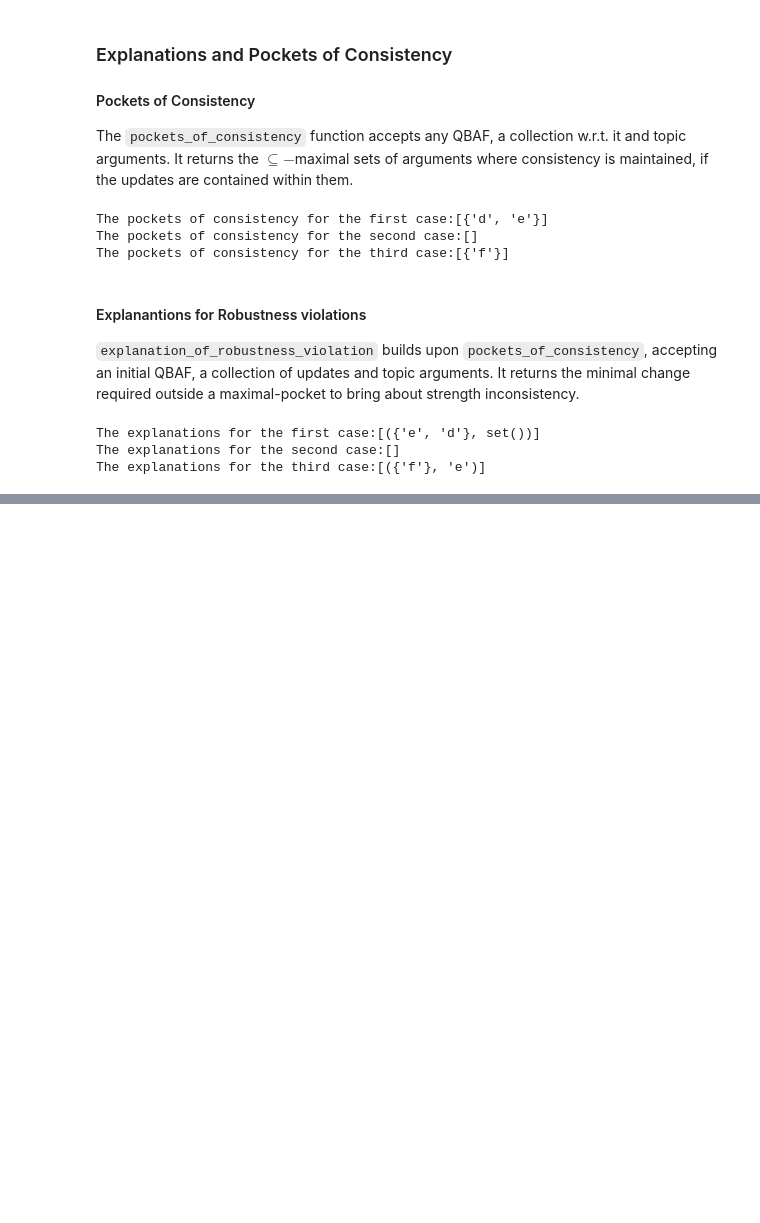
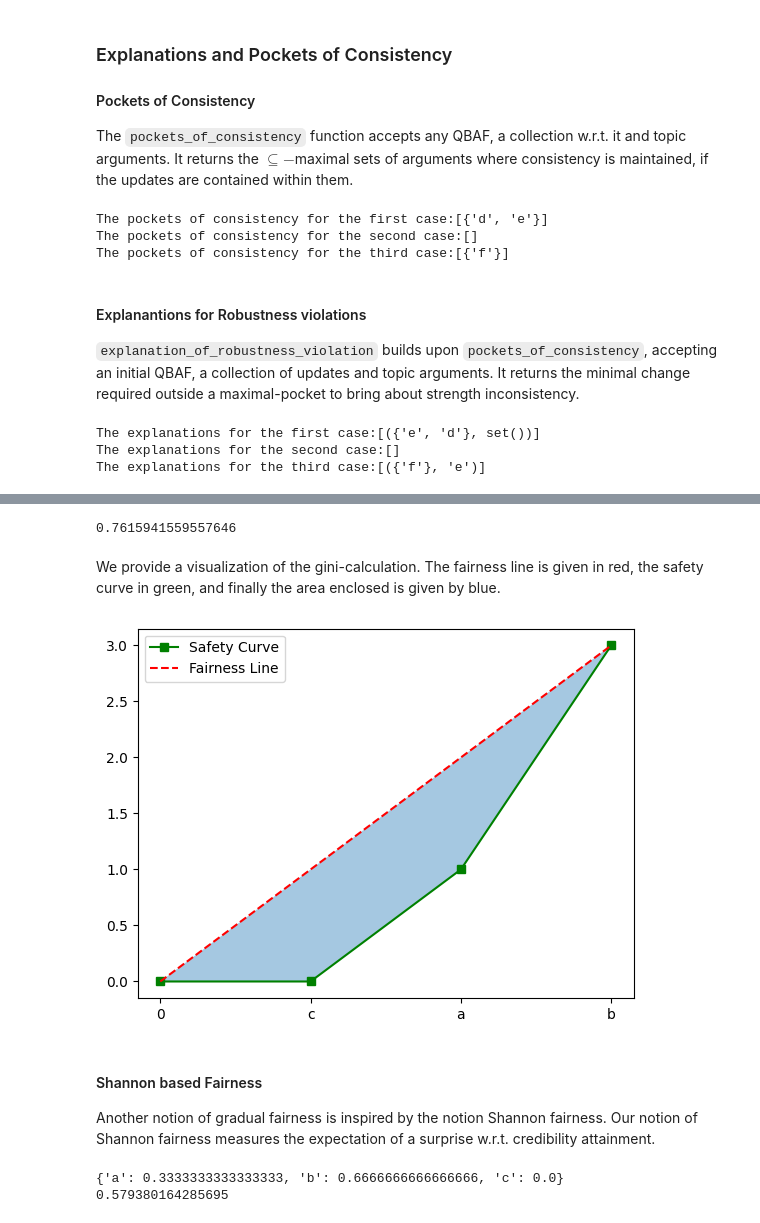
Before and after one commit to TimKam/Quantitative-Bipolar-Argumentation, a Jupyter notebook: examples.ipynb, the cells around one changed output, grey strips where cells are left out. Drawn from its saved outputs; the diff is of its cells as text; code cells hidden in the pictures; blank space fills up the shorter version.

```diff
--- a/examples.ipynb
+++ b/examples.ipynb
@@ -722,0 +872,39 @@ The explanations for the third case:[({'f'}, 'e')]
+# %%
+print(calculate_gini_fairness([Q, Q_1, Q_2], ['a', 'b', 'c'], 0.51))
+# %% [output]
+0.7615941559557646
+# %% [markdown]
+We provide a visualization of the gini-calculation. The fairness line is given in red, the safety curve in green, and finally the area enclosed is given by blue.
+# %%
+import matplotlib.pyplot as plt
+
+x_axis = [x for x in range(0, 4)]
+
+# Calculating the safety curve
+sorted_oscillations = sorted(number_of_oscillations([Q, Q_1, Q_2], ['a', 'b', 'c'], 0.51).items(), key=lambda item: item[1])
+safety_curve = [0]
+for x in sorted_oscillations:
+    safety_curve.append(safety_curve[-1] + int(x[1]))
+
+# Calculating the fairness line
+fairness_line = np.linspace(0, safety_curve[-1], 4)
+
+
+# Plotting the safety curve and fairness line
+plt.xticks(x_axis, ['0']+[x[0] for x in sorted_oscillations])
+plt.plot(x_axis, safety_curve, label = 'Safety Curve', color='green', marker = 's')
+plt.plot(x_axis, fairness_line, label = 'Fairness Line', linestyle = 'dashed', color='red')
+plt.fill_between(x_axis, safety_curve, fairness_line, alpha=0.4)
+plt.legend()
+plt.show()
+# %% [output]
+[figure, added]
+# %% [markdown]
+#### Shannon based Fairness
+
+Another notion of gradual fairness is inspired by the notion Shannon fairness. Our notion of Shannon fairness measures the expectation of a surprise w.r.t. credibility attainment.
+# %%
+print(calculate_shannon_fairness([Q, Q_1, Q_2], ['a', 'b', 'c'], 0.51))
+# %% [output]
+{'a': 0.3333333333333333, 'b': 0.6666666666666666, 'c': 0.0}
+0.579380164285695
```
Also changed, not shown: parts of 24 cells of this notebook, 1 other file.
